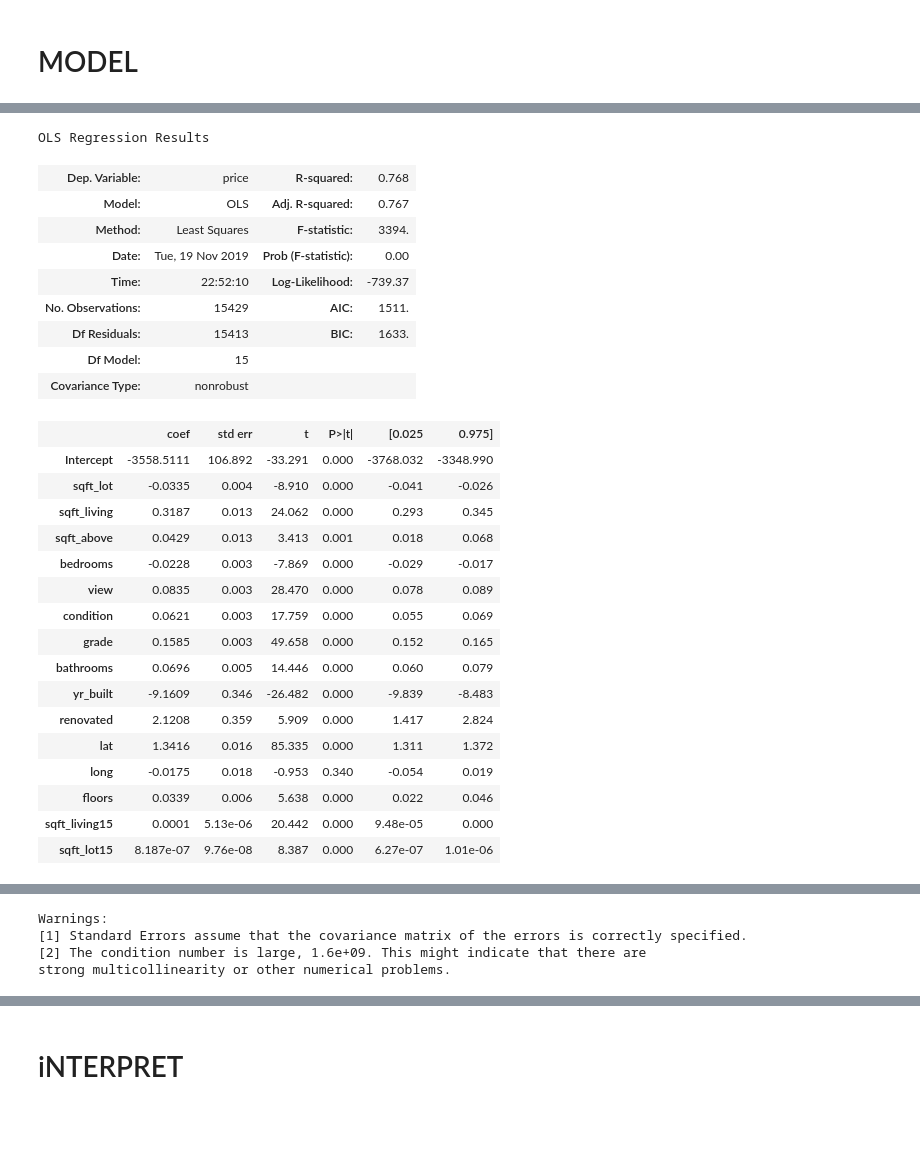
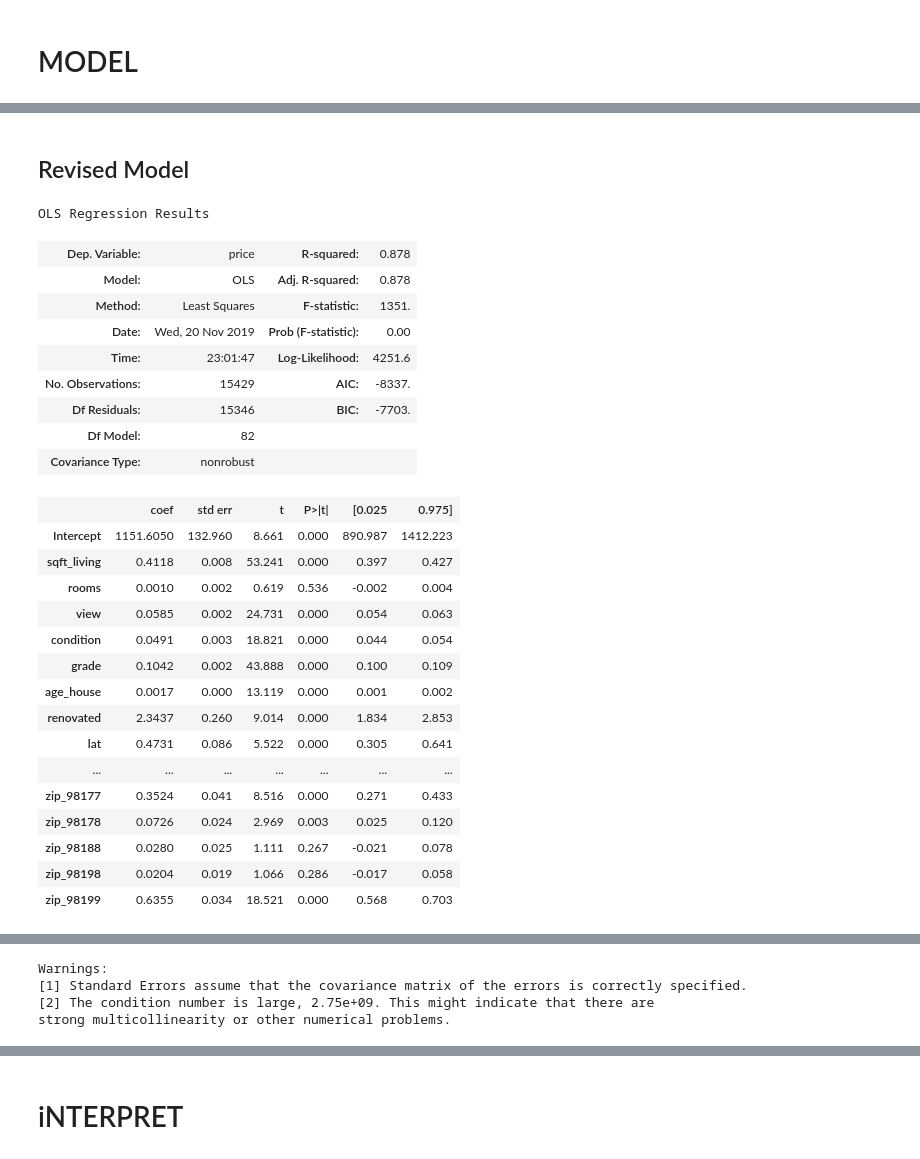
Before and after one commit to jdsmithwes/real_project1, a Jupyter notebook: student_OSEMN.ipynb, the cells around one changed output, grey strips where cells are left out. Cells and saved outputs as stored; diff of their text form; code cells hidden in the pictures; blank space fills up the shorter version.

```diff
--- a/student_OSEMN.ipynb
+++ b/student_OSEMN.ipynb
@@ -55,5 +67,2 @@ data.head()
 # %%
 data = data.dropna()
-# %%
-data.date1 = pd.to_datetime(data['date'])
-data.dropna()
@@ -111,0 +112,5 @@ memory usage: 2.6+ MB
+# %%
+data['date'] = pd.to_datetime(data['date'])
+data['year_sold'], data['month_sold'] = data['date'].dt.year, data['date'].dt.month
+data['year_sold'].astype(int)
+data['sqft_basement'].astype(float)
@@ -181,3 +184,5 @@ sns.regplot(x="zipcode",y="price",data=data)
+# %%
+zip_dummies = pd.get_dummies(data['zipcode'], prefix='zip', drop_first=True)
 # %%
 sns.regplot(x="sqft_lot",y="price",data=data)
 # %% [output]
@@ -418,24 +493,24 @@ Text(0.5, 1.0, 'Scaled')
+# %% [markdown]
+## Revised Model
 # %%
 data_fin = pd.DataFrame([])
-data_fin['sqft_lot'] = data['scaled_sqftlot']
+#data_fin['sqft_lot'] = data['scaled_sqftlot']
 data_fin['sqft_living'] = data['scaled_sqftliving']
-data_fin['sqft_above'] = data['scaled_sqftabove']
-#data_fin['zip_code'] = data['zipcode']
-data_fin['bedrooms'] = data['bedrooms']
+#data_fin['sqft_above'] = data['scaled_sqftabove']
+data_fin['rooms'] = data['bedrooms'] + data['bathrooms']
 data_fin['view'] = data['view']
 data_fin['condition'] = data['condition']
 data_fin['grade'] = data['grade']
-data_fin['bathrooms'] = data['bathrooms']
-data_fin['yr_built'] = data['scaled_yr_built']
+data_fin['age_house'] = data['year_sold'] - data['yr_built']
 data_fin['renovated'] = data['scaled_yr_renovated']
 data_fin['lat'] = data['lat']
 data_fin['long'] = data['long']
-#data_fin['waterfront'] = data['waterfront']
+data_fin['waterfront'] = data['waterfront']
 data_fin['floors'] = data['floors']
 data_fin['sqft_living15'] = data['sqft_living15']
 data_fin['sqft_lot15'] = data['sqft_lot15']
 price = data['log_price']
-data_ols = pd.concat([price, data_fin,], axis=1)
+data_ols = pd.concat([price, data_fin, zip_dummies], axis=1)
 # %%
 import statsmodels.formula.api as sm
 from statsmodels.formula.api import ols
@@ -445,33 +520,32 @@ predictors = data_ols.drop('log_price', axis=1)
 pred_sum = "+".join(predictors.columns)
 formula = outcome + "~" + pred_sum
 # %%
-model = ols(formula= formula, data = data_ols, missing = 'drop').fit()
-model.summary()
+second = ols(formula= formula, data = data_ols, missing = 'drop').fit()
+second.summary()
 # %% [output]
 OLS Regression Results
-| Dep. Variable: | price | R-squared: | 0.768 |
-| Model: | OLS | Adj. R-squared: | 0.767 |
-| Method: | Least Squares | F-statistic: | 3394. |
-| Date: | Tue, 19 Nov 2019 | Prob (F-statistic): | 0.00 |
-| Time: | 22:52:10 | Log-Likelihood: | -739.37 |
-| No. Observations: | 15429 | AIC: | 1511. |
-| Df Residuals: | 15413 | BIC: | 1633. |
-| Df Model: | 15 |  |  |
+| Dep. Variable: | price | R-squared: | 0.878 |
+| Model: | OLS | Adj. R-squared: | 0.878 |
+| Method: | Least Squares | F-statistic: | 1351. |
+| Date: | Wed, 20 Nov 2019 | Prob (F-statistic): | 0.00 |
+| Time: | 23:01:47 | Log-Likelihood: | 4251.6 |
+| No. Observations: | 15429 | AIC: | -8337. |
+| Df Residuals: | 15346 | BIC: | -7703. |
+| Df Model: | 82 |  |  |
 | Covariance Type: | nonrobust |  |  |
 |  | coef | std err | t | P>|t| | [0.025 | 0.975] |
-| Intercept | -3558.5111 | 106.892 | -33.291 | 0.000 | -3768.032 | -3348.990 |
-| sqft_lot | -0.0335 | 0.004 | -8.910 | 0.000 | -0.041 | -0.026 |
-| sqft_living | 0.3187 | 0.013 | 24.062 | 0.000 | 0.293 | 0.345 |
-| sqft_above | 0.0429 | 0.013 | 3.413 | 0.001 | 0.018 | 0.068 |
-| bedrooms | -0.0228 | 0.003 | -7.869 | 0.000 | -0.029 | -0.017 |
-| view | 0.0835 | 0.003 | 28.470 | 0.000 | 0.078 | 0.089 |
-| condition | 0.0621 | 0.003 | 17.759 | 0.000 | 0.055 | 0.069 |
-| grade | 0.1585 | 0.003 | 49.658 | 0.000 | 0.152 | 0.165 |
-| bathrooms | 0.0696 | 0.005 | 14.446 | 0.000 | 0.060 | 0.079 |
-| yr_built | -9.1609 | 0.346 | -26.482 | 0.000 | -9.839 | -8.483 |
-| renovated | 2.1208 | 0.359 | 5.909 | 0.000 | 1.417 | 2.824 |
-| lat | 1.3416 | 0.016 | 85.335 | 0.000 | 1.311 | 1.372 |
-| long | -0.0175 | 0.018 | -0.953 | 0.340 | -0.054 | 0.019 |
-| floors | 0.0339 | 0.006 | 5.638 | 0.000 | 0.022 | 0.046 |
-| sqft_living15 | 0.0001 | 5.13e-06 | 20.442 | 0.000 | 9.48e-05 | 0.000 |
-| sqft_lot15 | 8.187e-07 | 9.76e-08 | 8.387 | 0.000 | 6.27e-07 | 1.01e-06 |
+| Intercept | 1151.6050 | 132.960 | 8.661 | 0.000 | 890.987 | 1412.223 |
+| sqft_living | 0.4118 | 0.008 | 53.241 | 0.000 | 0.397 | 0.427 |
+| rooms | 0.0010 | 0.002 | 0.619 | 0.536 | -0.002 | 0.004 |
+| view | 0.0585 | 0.002 | 24.731 | 0.000 | 0.054 | 0.063 |
+| condition | 0.0491 | 0.003 | 18.821 | 0.000 | 0.044 | 0.054 |
+| grade | 0.1042 | 0.002 | 43.888 | 0.000 | 0.100 | 0.109 |
+| age_house | 0.0017 | 0.000 | 13.119 | 0.000 | 0.001 | 0.002 |
+| renovated | 2.3437 | 0.260 | 9.014 | 0.000 | 1.834 | 2.853 |
+| lat | 0.4731 | 0.086 | 5.522 | 0.000 | 0.305 | 0.641 |
+| ... | ... | ... | ... | ... | ... | ... |
+| zip_98177 | 0.3524 | 0.041 | 8.516 | 0.000 | 0.271 | 0.433 |
+| zip_98178 | 0.0726 | 0.024 | 2.969 | 0.003 | 0.025 | 0.120 |
+| zip_98188 | 0.0280 | 0.025 | 1.111 | 0.267 | -0.021 | 0.078 |
+| zip_98198 | 0.0204 | 0.019 | 1.066 | 0.286 | -0.017 | 0.058 |
+| zip_98199 | 0.6355 | 0.034 | 18.521 | 0.000 | 0.568 | 0.703 |
@@ -482,4 +556,4 @@ OLS Regression Results
 Warnings:
 [1] Standard Errors assume that the covariance matrix of the errors is correctly specified.
-[2] The condition number is large, 1.6e+09. This might indicate that there are
+[2] The condition number is large, 2.75e+09. This might indicate that there are
 strong multicollinearity or other numerical problems.
```
Also changed, not shown: parts of 36 cells of this notebook.
